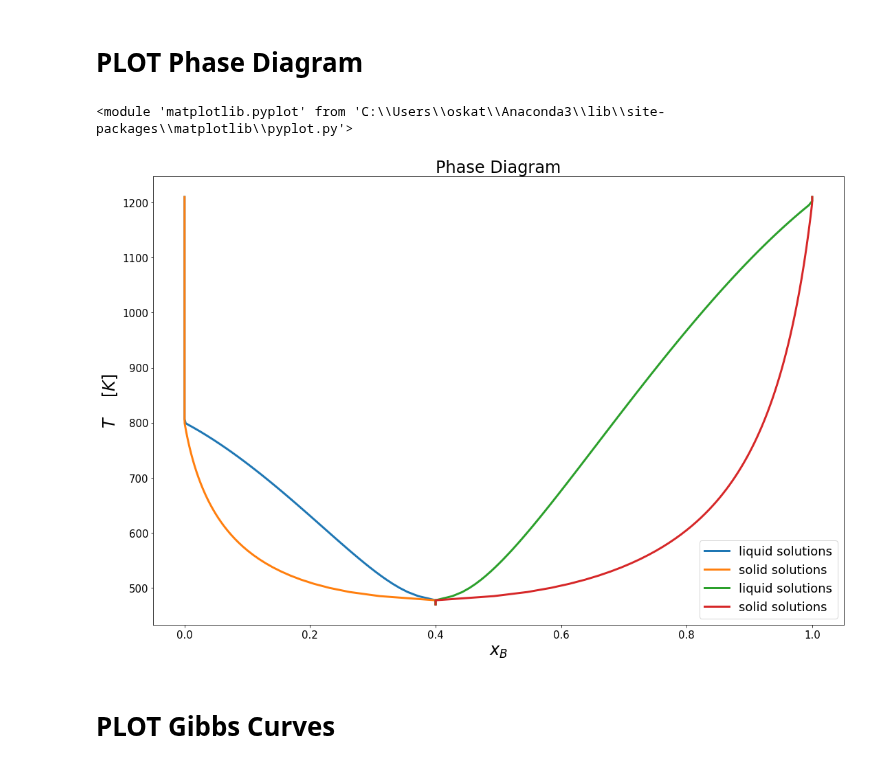
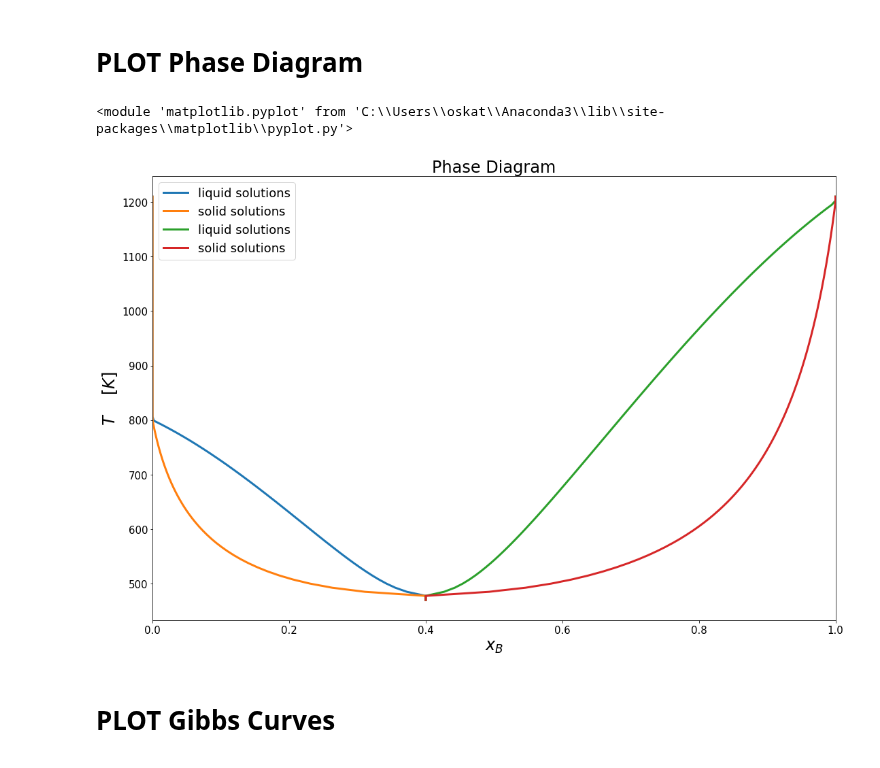
Before and after one commit to KiraSensei13/MNT_ITESM_courses, a Jupyter notebook: 2.2.ThermodynamicsOfMaterials/classActivity03/BinaryPhaseDiagrams.ipynb, the cells around one changed output. Cells and saved outputs as stored; diff of their text form; code cells hidden in the pictures.

Commit message:
phase diagram min fix

```diff
--- a/2.2.ThermodynamicsOfMaterials/classActivity03/BinaryPhaseDiagrams.ipynb
+++ b/2.2.ThermodynamicsOfMaterials/classActivity03/BinaryPhaseDiagrams.ipynb
@@ -146,34 +146,37 @@ for t in T:
 scale = 6;
 fig, ax = plt.subplots(figsize=(3*scale, 2*scale));
 
 # Plot
 #plt.scatter(T, C, s=25, color='red', label='Raw data');
 x = comp0
 y = T
 plt.plot(x, y, '-', linewidth=3, label='liquid solutions')
 
 x = comp1
 y = T
 plt.plot(x, y, '-', linewidth=3, label='solid solutions')
 
 x = comp2
 y = T
 plt.plot(x, y, '-', linewidth=3, label='liquid solutions')
 
 x = comp3
 y = T
 plt.plot(x, y, '-', linewidth=3, label='solid solutions')
 
+ax.ticklabel_format(useOffset=False)  # disable scientific notation
+
 # Display plots
+plt.xlim(0.0, 1.0)
 plt.yscale('linear');
 plt.xlabel(r'$x_B$', fontsize=24);
 plt.ylabel(r'$T$' + '    ' + r'$[K]$', fontsize=24);
 plt.title('Phase Diagram', size=24);
 plt.legend(prop={'size': 18});
 display(plt);
 # %% [output]
 <module 'matplotlib.pyplot' from 'C:\\Users\\oskat\\Anaconda3\\lib\\site-packages\\matplotlib\\pyplot.py'>
-[figure, old version]
+[figure, new version]
 # %% [markdown]
 # PLOT Gibbs Curves
 # %%
```
Also changed, not shown: parts of 1 cell of this notebook, 6 other files.
